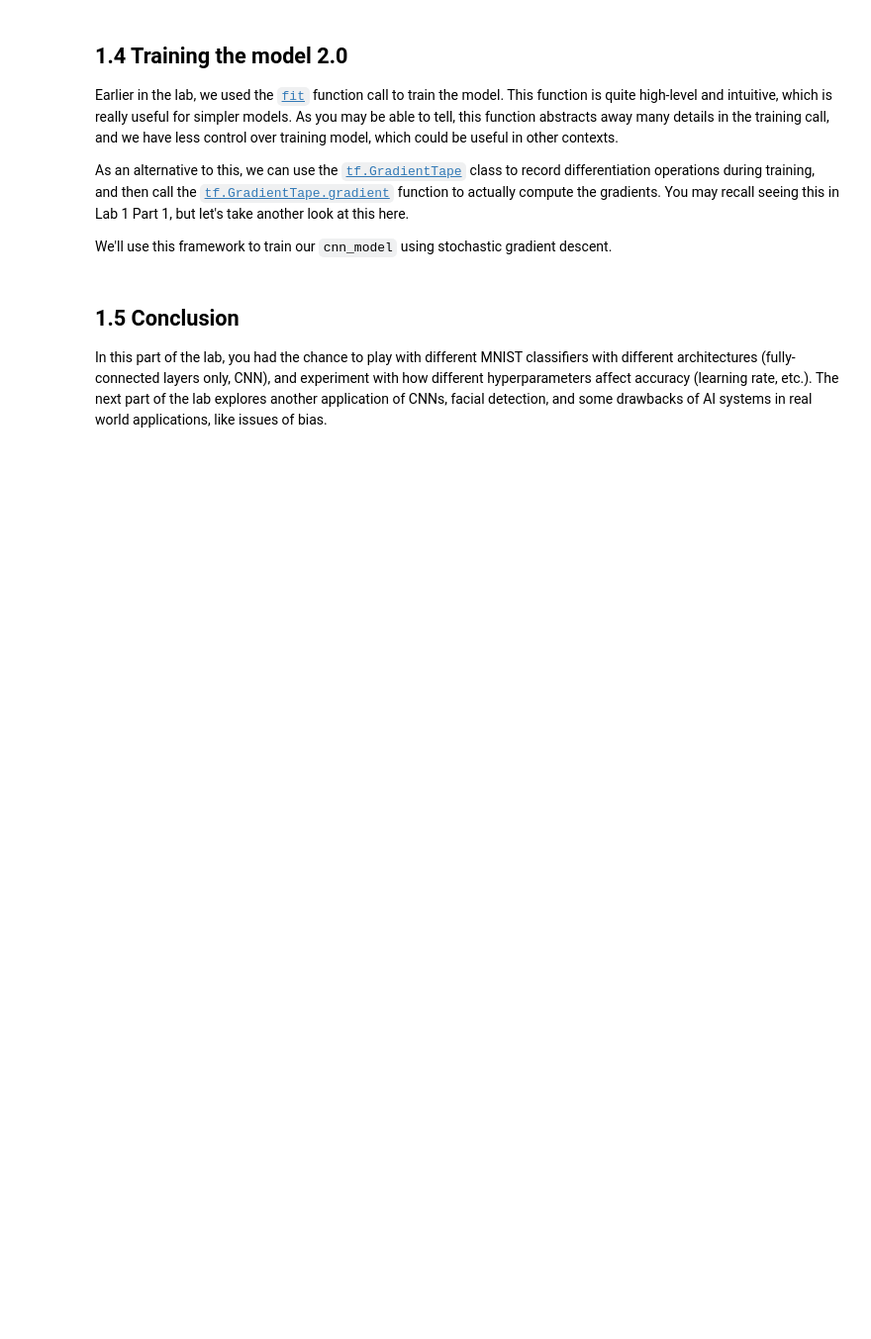
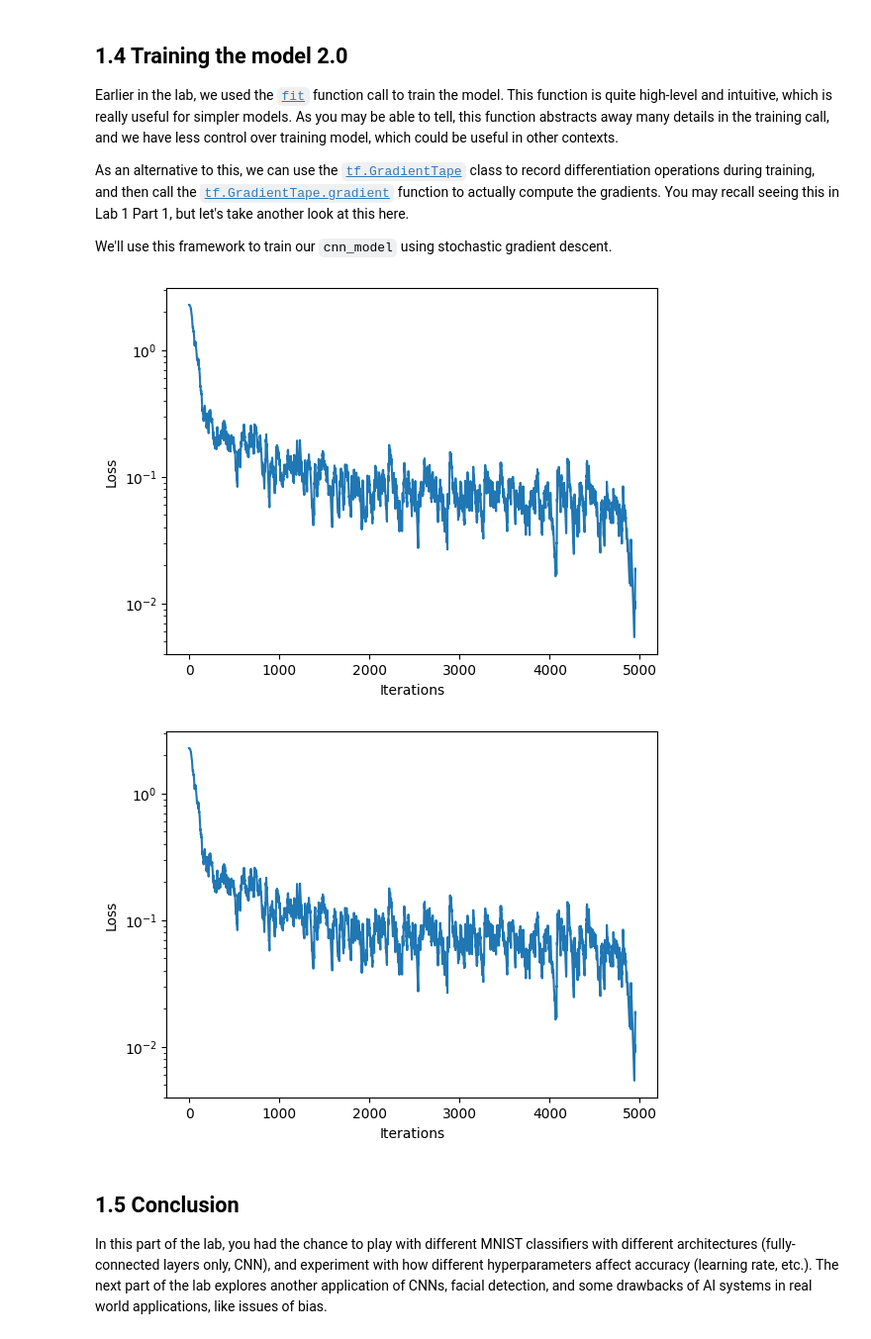
Before and after one commit to oscararenas12/introTensorFlow, a Jupyter notebook: lab2/Part1_MNIST.ipynb, the cells around one changed output. Shown at 99% size. Drawn from its saved outputs; the diff is of its cells as text; code cells hidden in the pictures; blank space fills up the shorter version.

```diff
--- a/lab2/Part1_MNIST.ipynb
+++ b/lab2/Part1_MNIST.ipynb
@@ -114,10 +114,10 @@ def build_fc_model():
       tf.keras.layers.Flatten(),
 
       # '''TODO: Define the activation function for the first fully connected (Dense) layer.'''
-      tf.keras.layers.Dense(128, activation= '''TODO'''),
+      tf.keras.layers.Dense(128, activation= tf.nn.relu),
 
       # '''TODO: Define the second Dense layer to output the classification probabilities'''
-      '''TODO: Dense layer to output classification probabilities'''
+      tf.keras.layers.Dense(10, activation=tf.nn.softmax)
 
   ])
   return fc_model
@@ -198,16 +215,16 @@ def build_cnn_model():
     cnn_model = tf.keras.Sequential([
 
         # TODO: Define the first convolutional layer
-        tf.keras.layers.Conv2D('''TODO'''),
+        tf.keras.layers.Conv2D(filters=32, kernel_size=(3, 3), activation=tf.nn.relu, input_shape=(28, 28, 1)),
 
         # TODO: Define the first max pooling layer
-        tf.keras.layers.MaxPool2D('''TODO'''),
+        tf.keras.layers.MaxPool2D(pool_size=(2, 2)),
 
         # TODO: Define the second convolutional layer
-        tf.keras.layers.Conv2D('''TODO'''),
+        tf.keras.layers.Conv2D(filters=64, kernel_size=(3, 3), activation=tf.nn.relu),
 
         # TODO: Define the second max pooling layer
-        tf.keras.layers.MaxPool2D('''TODO'''),
+        tf.keras.layers.MaxPool2D(pool_size=(2, 2)),
 
         tf.keras.layers.Flatten(),
         tf.keras.layers.Dense(128, activation=tf.nn.relu),
@@ -215,7 +232,7 @@ def build_cnn_model():
         # TODO: Define the last Dense layer to output the classification
         # probabilities. Pay attention to the activation needed a probability
         # output
-        '''TODO: Dense layer to output classification probabilities'''
+        tf.keras.layers.Dense(10, activation=tf.nn.softmax)
     ])
 
     return cnn_model
@@ -231,9 +272,9 @@ print(cnn_model.summary())
 Now, as before, we can define the loss function, optimizer, and metrics through the `compile` method. Compile the CNN model with an optimizer and learning rate of choice:
 # %%
 '''TODO: Define the compile operation with your optimizer and learning rate of choice'''
-cnn_model.compile(optimizer='''TODO''', loss='''TODO''', metrics=['accuracy']) # TODO
+cnn_model.compile(optimizer='adam', loss='sparse_categorical_crossentropy', metrics=['accuracy']) # TODO
 # %% [markdown]
 As was the case with the fully connected model, we can train our CNN using the `fit` method via the Keras API.
 # %%
 '''TODO: Use model.fit to train the CNN model, with the same batch_size and number of epochs previously used.'''
-cnn_model.fit('''TODO''')
+cnn_model.fit(train_images, train_labels, batch_size=BATCH_SIZE, epochs=EPOCHS)
@@ -306,35 +380,38 @@ We'll use this framework to train our `cnn_model` using stochastic gradient desc
 # %%
 # Rebuild the CNN model
 cnn_model = build_cnn_model()
 
 batch_size = 12
 loss_history = mdl.util.LossHistory(smoothing_factor=0.95) # to record the evolution of the loss
 plotter = mdl.util.PeriodicPlotter(sec=2, xlabel='Iterations', ylabel='Loss', scale='semilogy')
 optimizer = tf.keras.optimizers.SGD(learning_rate=1e-2) # define our optimizer
 
 if hasattr(tqdm, '_instances'): tqdm._instances.clear() # clear if it exists
 
 for idx in tqdm(range(0, train_images.shape[0], batch_size)):
   # First grab a batch of training data and convert the input images to tensors
   (images, labels) = (train_images[idx:idx+batch_size], train_labels[idx:idx+batch_size])
   images = tf.convert_to_tensor(images, dtype=tf.float32)
 
   # GradientTape to record differentiation operations
   with tf.GradientTape() as tape:
     #'''TODO: feed the images into the model and obtain the predictions'''
-    logits = # TODO
+    logits = cnn_model(images) # TODO
 
     #'''TODO: compute the categorical cross entropy loss
-    loss_value = tf.keras.backend.sparse_categorical_crossentropy('''TODO''', '''TODO''') # TODO
+    loss_value = tf.keras.backend.sparse_categorical_crossentropy(labels, logits) # TODO
 
   loss_history.append(loss_value.numpy().mean()) # append the loss to the loss_history record
   plotter.plot(loss_history.get())
 
   # Backpropagation
   '''TODO: Use the tape to compute the gradient against all parameters in the CNN model.
       Use cnn_model.trainable_variables to access these parameters.'''
-  grads = # TODO
+  grads = tape.gradient(loss_value, cnn_model.trainable_variables) # TODO
   optimizer.apply_gradients(zip(grads, cnn_model.trainable_variables))
+# %% [output]
+[figure, added]
+[figure, added]
 # %% [markdown]
 ## 1.5 Conclusion
 In this part of the lab, you had the chance to play with different MNIST classifiers with different architectures (fully-connected layers only, CNN), and experiment with how different hyperparameters affect accuracy (learning rate, etc.). The next part of the lab explores another application of CNNs, facial detection, and some drawbacks of AI systems in real world applications, like issues of bias.
```
Also changed, not shown: parts of 11 cells of this notebook.
